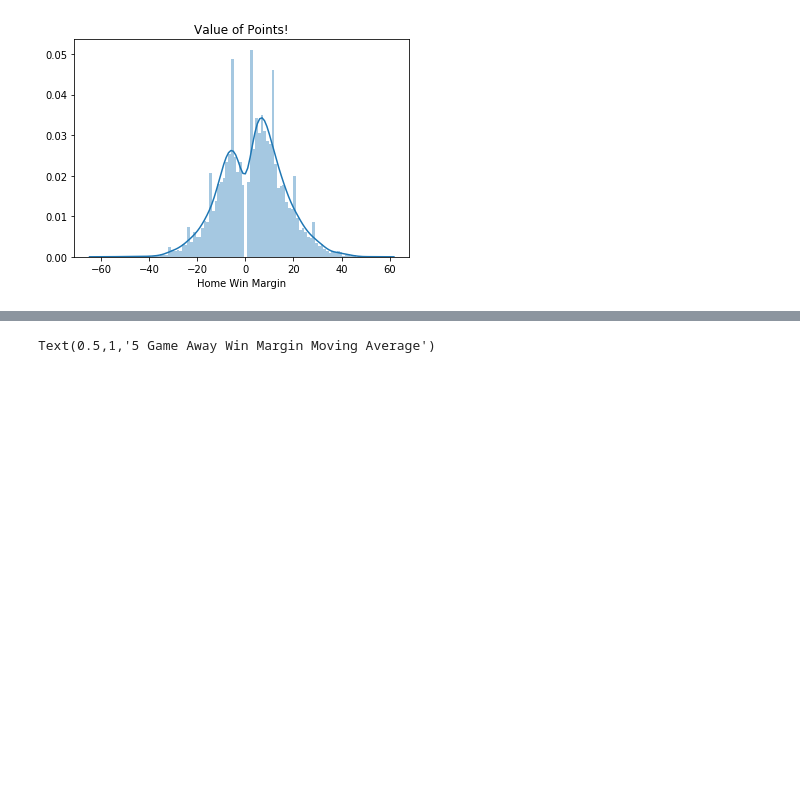
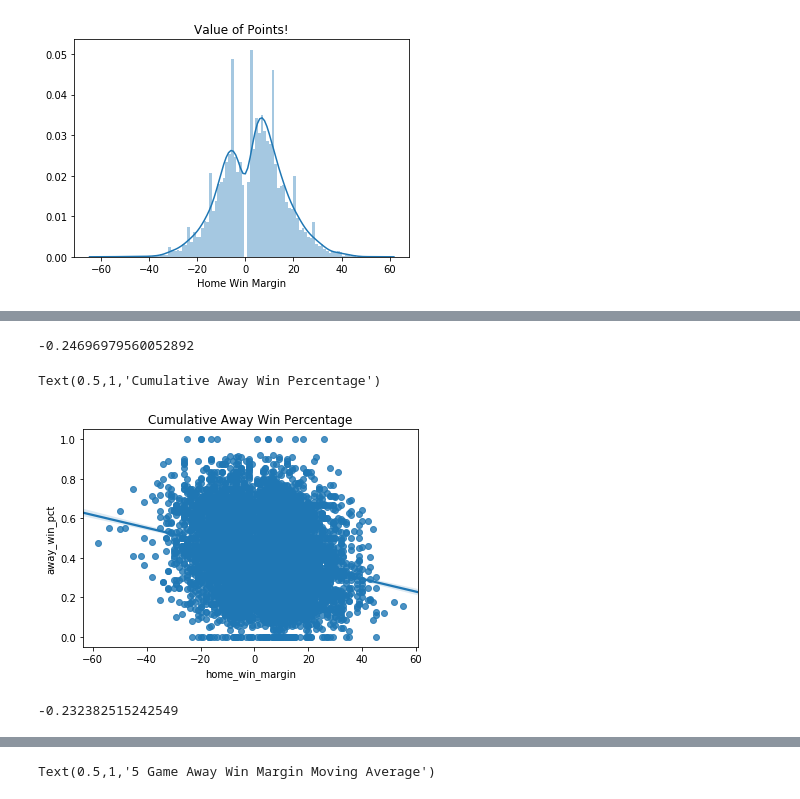
Before and after one commit to bryanco1966/Sports-Modeling, a Jupyter notebook: NBA_feature engineering.ipynb, the cells around one changed output, grey strips where cells are left out. Cells and saved outputs as stored; diff of their text form; code cells hidden in the pictures; blank space fills up the shorter version.

```diff
--- a/NBA_feature engineering.ipynb
+++ b/NBA_feature engineering.ipynb
@@ -170,0 +204,16 @@ Name: cover, Length: 118, dtype: float64
+# %%
+nba.home_win_margin.corr(nba.away_ave_win_margin)
+# %% [output]
+-0.24696979560052892
+# %%
+
+plt.gcf()
+sns.regplot(nba.home_win_margin, nba.away_win_pct)
+plt.title("Cumulative Away Win Percentage")
+# %% [output]
+Text(0.5,1,'Cumulative Away Win Percentage')
+[figure, added]
+# %%
+nba.home_win_margin.corr(nba.away_win_pct)
+# %% [output]
+-0.232382515242549
```
Also changed, not shown: parts of 61 cells of this notebook, 5 other files.
